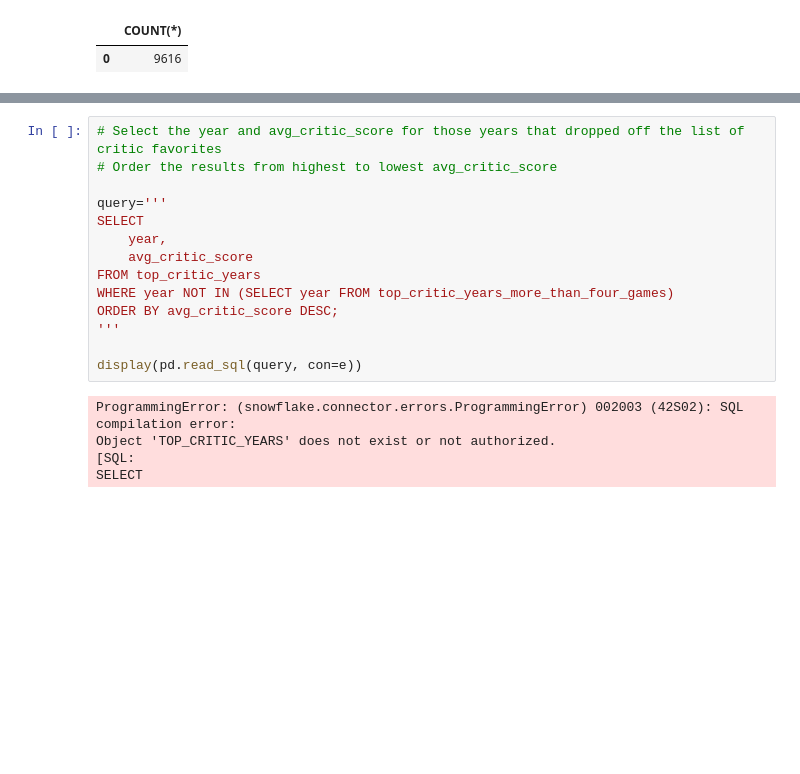
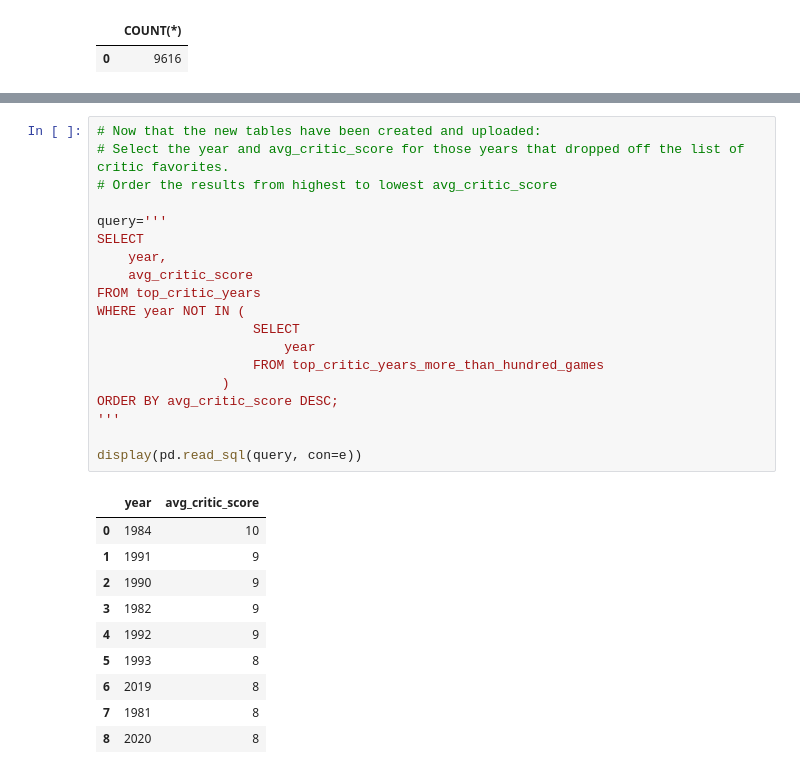
Before and after one commit to kbdv/videogame_sales, a Jupyter notebook: Python-SQL_BestVideoGames.ipynb, the cells around one changed output, grey strips where cells are left out. Saved outputs shown, nothing was run; the diff lists cells and outputs as text; blank space fills up the shorter version.

```diff
--- a/Python-SQL_BestVideoGames.ipynb
+++ b/Python-SQL_BestVideoGames.ipynb
@@ -234,21 +283,32 @@ display(pd.read_sql(query, con=e))
 # %%
-# Select the year and avg_critic_score for those years that dropped off the list of critic favorites
+# Now that the new tables have been created and uploaded:
+# Select the year and avg_critic_score for those years that dropped off the list of critic favorites.
 # Order the results from highest to lowest avg_critic_score
 
 query='''
 SELECT
     year,
     avg_critic_score
 FROM top_critic_years
-WHERE year NOT IN (SELECT year FROM top_critic_years_more_than_four_games)
+WHERE year NOT IN (
+                    SELECT
+                        year
+                    FROM top_critic_years_more_than_hundred_games
+                )
 ORDER BY avg_critic_score DESC;
 '''
 
 display(pd.read_sql(query, con=e))
 # %% [output]
-ProgrammingError: (snowflake.connector.errors.ProgrammingError) 002003 (42S02): SQL compilation error:
-Object 'TOP_CRITIC_YEARS' does not exist or not authorized.
-[SQL:
-SELECT
+|  | year | avg_critic_score |
+| 0 | 1984 | 10 |
+| 1 | 1991 | 9 |
+| 2 | 1990 | 9 |
+| 3 | 1982 | 9 |
+| 4 | 1992 | 9 |
+| 5 | 1993 | 8 |
+| 6 | 2019 | 8 |
+| 7 | 1981 | 8 |
+| 8 | 2020 | 8 |
 # %% [markdown]
 ## 6. Years video game players loved
```
Also changed, not shown: parts of 14 cells of this notebook, 3 other files.
